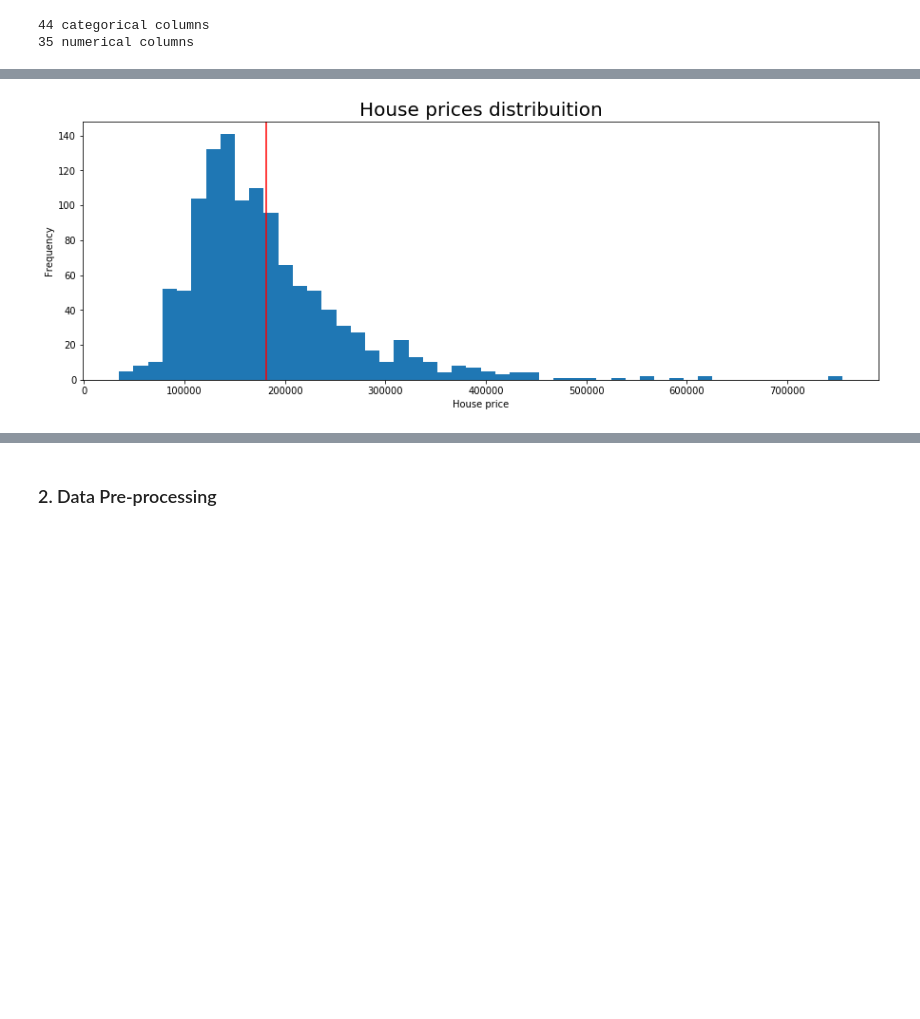
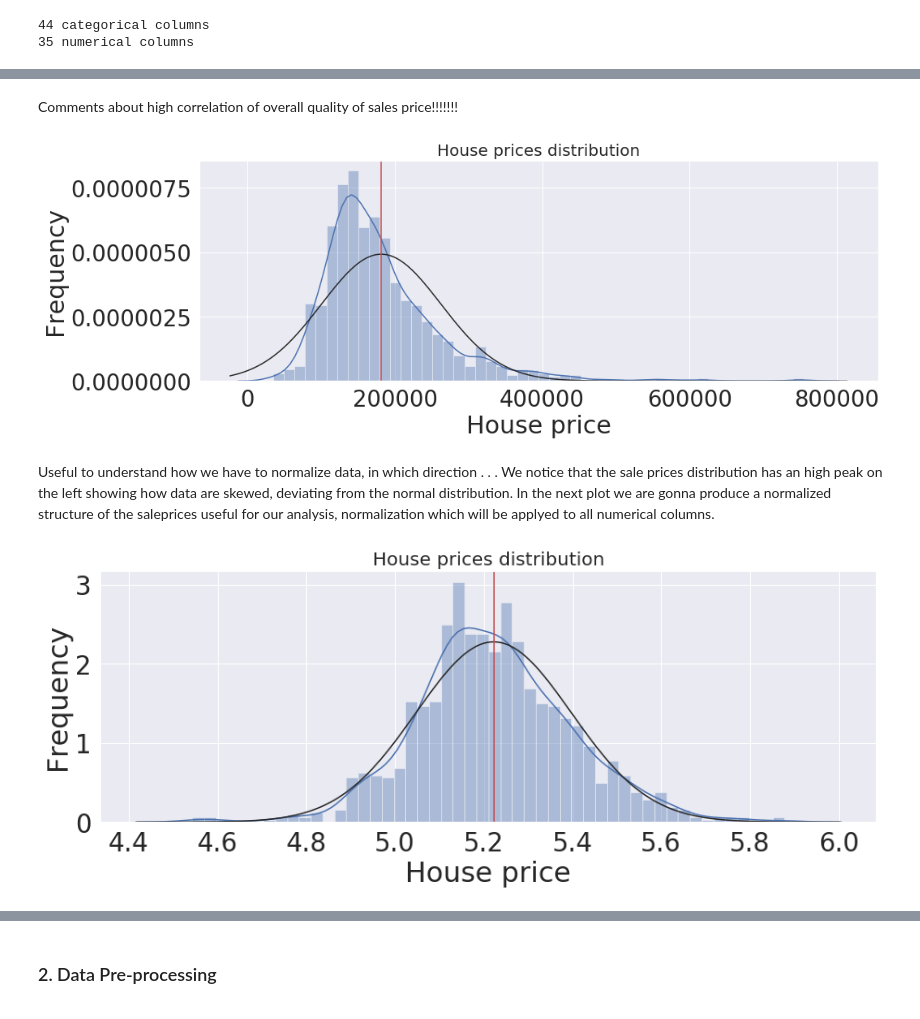
Before and after one commit to pietrOrtuso/Algorithmic-Machine-Learning, a Jupyter notebook: Challenges/House_Pricing/house_pricing_challenge.ipynb, the cells around one changed output, grey strips where cells are left out. Drawn from its saved outputs; the diff is of its cells as text; code cells hidden in the pictures; blank space fills up the shorter version.

```diff
--- a/Challenges/House_Pricing/house_pricing_challenge.ipynb
+++ b/Challenges/House_Pricing/house_pricing_challenge.ipynb
@@ -155,13 +187,29 @@ for key in list(train_data_cat):
+# %% [markdown]
+Comments about high correlation of overall quality of sales price!!!!!!!
 # %%
 plt.figure(figsize = (15,5))
-plt.hist(prices, bins = 50)
-plt.title("House prices distribuition", fontsize = 20)
+sns.distplot(prices, bins = 50,fit=norm)
+plt.title("House prices distribution", fontsize = 20)
 plt.xlabel("House price")
 plt.ylabel("Frequency")
 plt.axvline(prices.mean(), label='Average price = %.3f' % prices.mean(), color = 'r')
 plt.show()
 # %% [output]
-[figure, old version]
+[figure, new version]
+# %% [markdown]
+Useful to understand how we have to normalize data, in which direction . . . We notice that the sale prices distribution has an high peak on the left showing how data are skewed, deviating from the normal distribution.
+In the next plot we are gonna produce a normalized structure of the saleprices useful for our analysis, normalization which will be applyed to all numerical columns.
+# %%
+prices = np.log10(prices)
+plt.figure(figsize = (15,5))
+sns.distplot(prices, bins = 50,fit=norm)
+plt.title("House prices distribution", fontsize = 20)
+plt.xlabel("House price")
+plt.ylabel("Frequency")
+plt.axvline(prices.mean(), label='Average price = %.3f' % prices.mean(), color = 'r')
+plt.show()
+# %% [output]
+[figure, added]
 # %%
 fig, ax = plt.subplots(figsize=(15,5))
 
```
Also changed, not shown: parts of 19 cells of this notebook.
